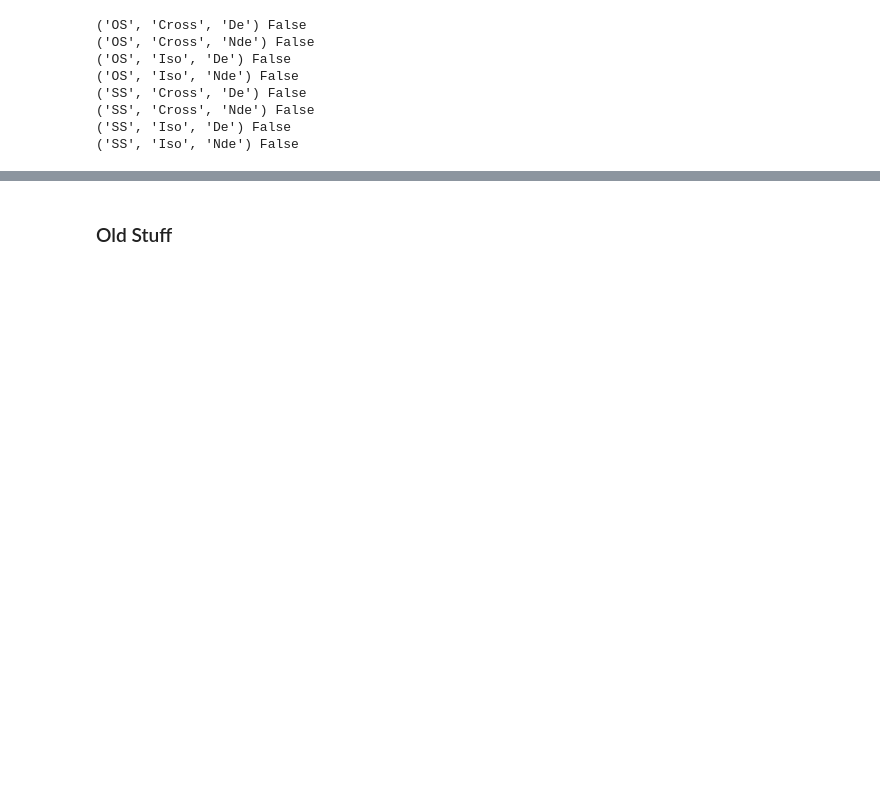
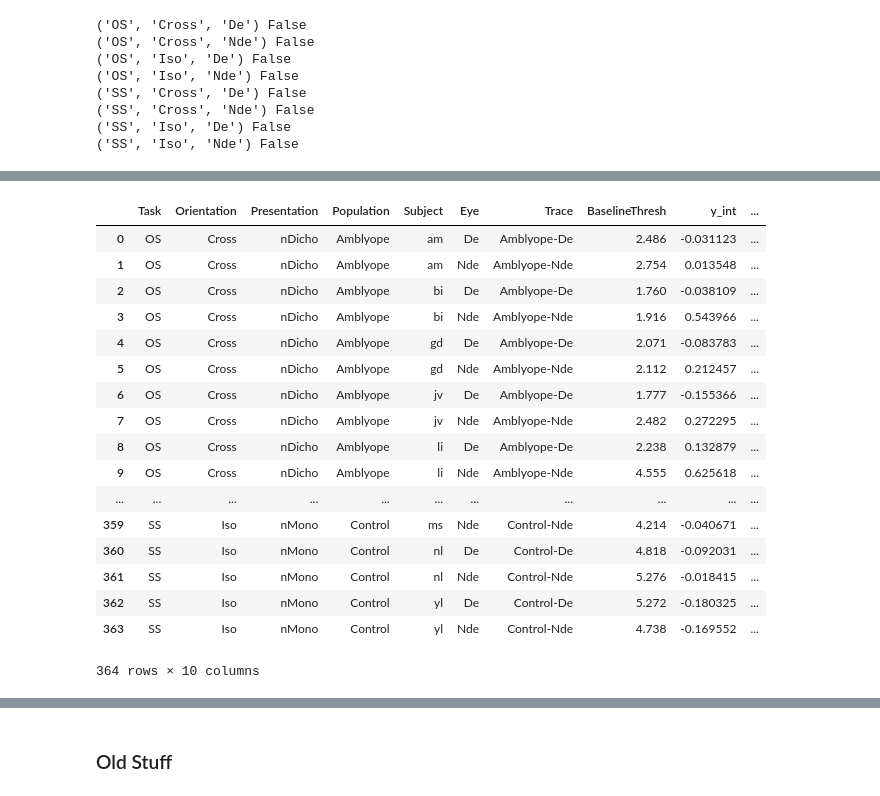
Before and after one commit to smerdis/mrs_amblyopia, a Jupyter notebook: Per-Subject Modelling.ipynb, the cells around one changed output, grey strips where cells are left out. Saved outputs shown, nothing was run; the diff lists cells and outputs as text; code cells hidden in the pictures; blank space fills up the shorter version.

```diff
--- a/Per-Subject Modelling.ipynb
+++ b/Per-Subject Modelling.ipynb
@@ -414,0 +639,6 @@ with s.PdfPages('plots/gaba_vs_measures.pdf') as pdf:
+# %%
+# initialize parameters
+lm_params = s.lf.Parameters()
+lm_params.add('y_int', value=1)
+lm_params.add('slope', value=1)
+lm_params.keys()
@@ -414,0 +723,3 @@ with s.PdfPages('plots/gaba_vs_measures.pdf') as pdf:
+# %%
+# model each group's data using functions defined in suppression.py, return params
+pfit_log = groups_with_baseline.apply(s.model_condition, s.linear_nofac_err, s.linear_nofac_thresh, lm_params, ret='weights', supp_only=False, log=True).reset_index()
@@ -414,0 +744,21 @@ with s.PdfPages('plots/gaba_vs_measures.pdf') as pdf:
+# %%
+pfit_log
+# %% [output]
+|  | Task | Orientation | Presentation | Population | Subject | Eye | Trace | BaselineThresh | y_int | ... |
+| 0 | OS | Cross | nDicho | Amblyope | am | De | Amblyope-De | 2.486 | -0.031123 | ... |
+| 1 | OS | Cross | nDicho | Amblyope | am | Nde | Amblyope-Nde | 2.754 | 0.013548 | ... |
+| 2 | OS | Cross | nDicho | Amblyope | bi | De | Amblyope-De | 1.760 | -0.038109 | ... |
+| 3 | OS | Cross | nDicho | Amblyope | bi | Nde | Amblyope-Nde | 1.916 | 0.543966 | ... |
+| 4 | OS | Cross | nDicho | Amblyope | gd | De | Amblyope-De | 2.071 | -0.083783 | ... |
+| 5 | OS | Cross | nDicho | Amblyope | gd | Nde | Amblyope-Nde | 2.112 | 0.212457 | ... |
+| 6 | OS | Cross | nDicho | Amblyope | jv | De | Amblyope-De | 1.777 | -0.155366 | ... |
+| 7 | OS | Cross | nDicho | Amblyope | jv | Nde | Amblyope-Nde | 2.482 | 0.272295 | ... |
+| 8 | OS | Cross | nDicho | Amblyope | li | De | Amblyope-De | 2.238 | 0.132879 | ... |
+| 9 | OS | Cross | nDicho | Amblyope | li | Nde | Amblyope-Nde | 4.555 | 0.625618 | ... |
+| ... | ... | ... | ... | ... | ... | ... | ... | ... | ... | ... |
+| 359 | SS | Iso | nMono | Control | ms | Nde | Control-Nde | 4.214 | -0.040671 | ... |
+| 360 | SS | Iso | nMono | Control | nl | De | Control-De | 4.818 | -0.092031 | ... |
+| 361 | SS | Iso | nMono | Control | nl | Nde | Control-Nde | 5.276 | -0.018415 | ... |
+| 362 | SS | Iso | nMono | Control | yl | De | Control-De | 5.272 | -0.180325 | ... |
+| 363 | SS | Iso | nMono | Control | yl | Nde | Control-Nde | 4.738 | -0.169552 | ... |
+364 rows × 10 columns
```
Also changed, not shown: parts of 33 cells of this notebook.
